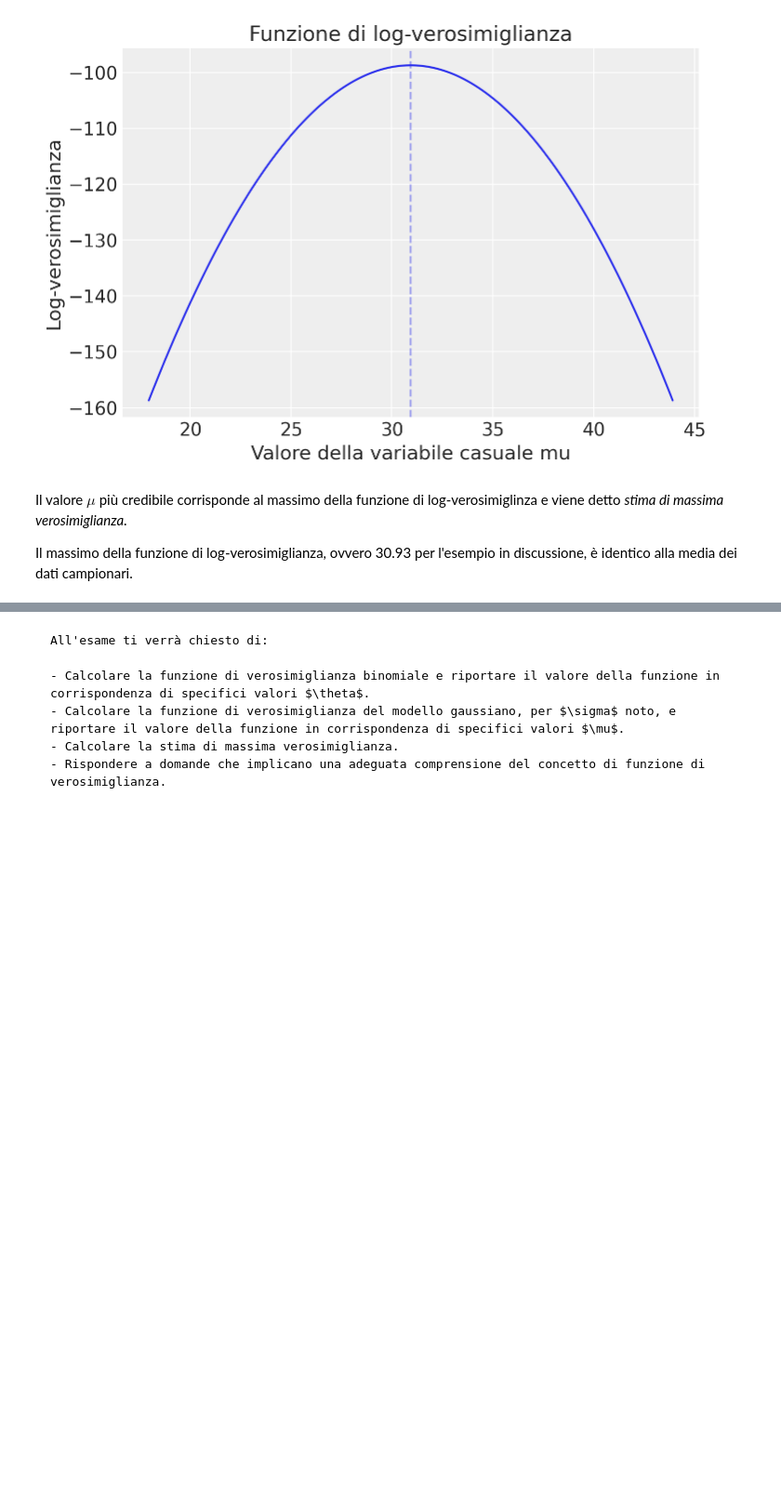
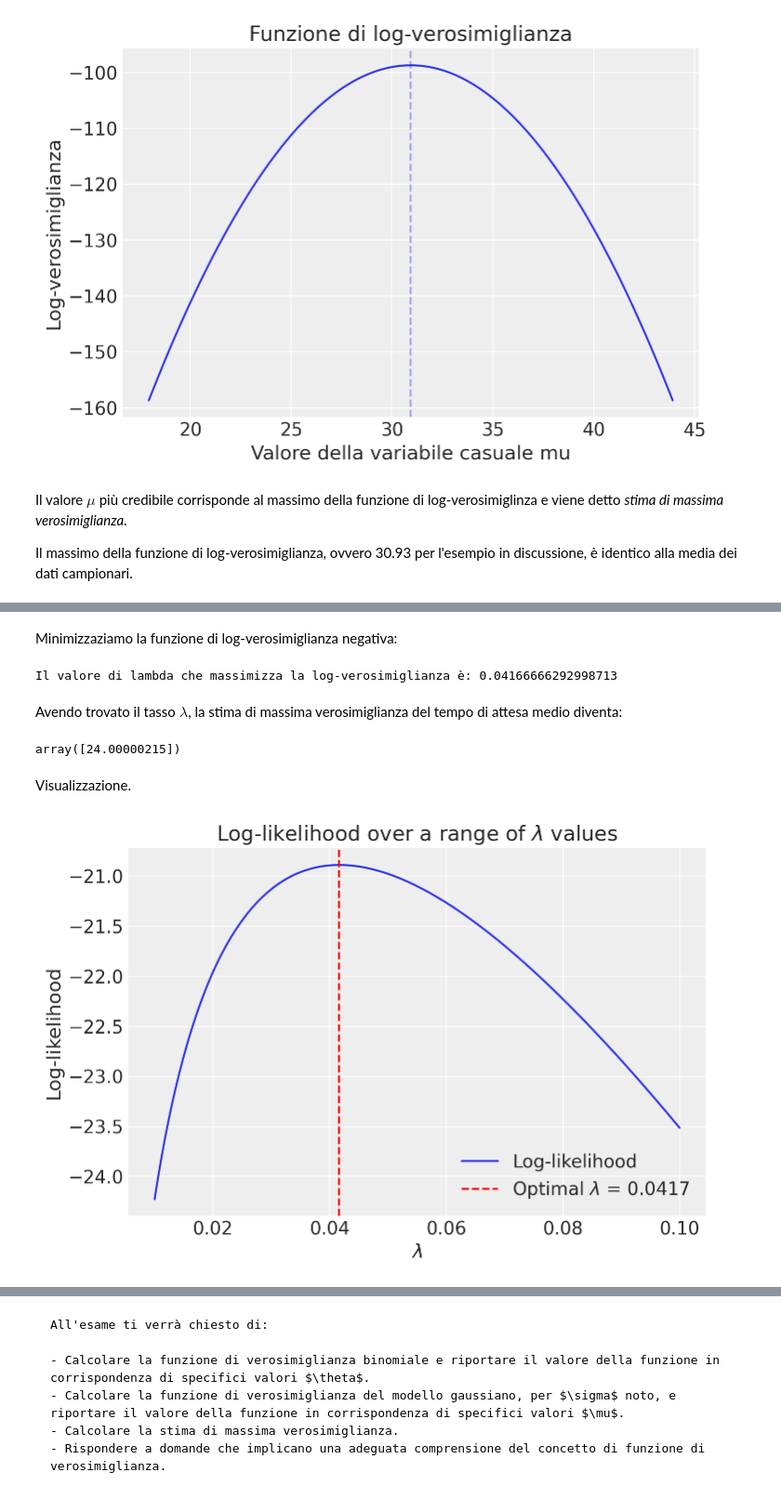
Before and after one commit to ccaudek/ds4p, a Jupyter notebook: _build/jupyter_execute/chapter_3/09_likelihood.ipynb, the cells around one changed output, grey strips where cells are left out. Shown at 93% size. Cells and saved outputs as stored; diff of their text form; code cells hidden in the pictures; blank space fills up the shorter version.

Commit message:
updated likelihood exponential

```diff
--- a/_build/jupyter_execute/chapter_3/09_likelihood.ipynb
+++ b/_build/jupyter_execute/chapter_3/09_likelihood.ipynb
@@ -583,0 +686,2 @@ In sintesi, le stime di massima verosimiglianza per $ \mu $ e $ \sigma^2 $ in un
+# %%
+data = np.array([27, 64, 3, 18, 8])
@@ -584,3 +714,36 @@ In sintesi, le stime di massima verosimiglianza per $ \mu $ e $ \sigma^2 $ in un
+# %%
+def neg_log_likelihood(lambda_, data, eps=1e-8):
+    lambda_ = np.clip(lambda_, eps, None)  # Assicura che lambda_ sia almeno eps
+    return -np.sum(np.log(lambda_) - lambda_ * data)
+# %% [markdown]
+Minimizzaziamo la funzione di log-verosimiglianza negativa:
+# %%
+result = minimize(neg_log_likelihood, x0=0.1, args=(data,), bounds=[(0, None)])
+print(f"Il valore di lambda che massimizza la log-verosimiglianza è: {result.x[0]}")
+# %% [output]
+Il valore di lambda che massimizza la log-verosimiglianza è: 0.04166666292998713
+# %% [markdown]
+Avendo trovato il tasso $\lambda$, la stima di massima verosimiglianza del tempo di attesa medio diventa:
+# %%
+1 / result.x
+# %% [output]
+array([24.00000215])
+# %% [markdown]
+Visualizzazione.
+# %%
+lambda_opt = result.x[0]
+lambda_array = np.geomspace(0.01, 0.1, 100)
+LL = [-neg_log_likelihood(L, data) for L in lambda_array]
+
+plt.plot(lambda_array, LL, label='Log-likelihood')
+plt.axvline(lambda_opt, color='r', linestyle='--', label=f'Optimal $\lambda$ = {lambda_opt:.4f}')
+plt.xlabel('$\lambda$')
+plt.ylabel('Log-likelihood')
+plt.title('Log-likelihood over a range of $\lambda$ values')
+plt.legend()
+plt.show()
+# %% [output]
+[figure, added]
 # %% [markdown]
 ## Conclusione e Riflessioni Finali
 
```
Also changed, not shown: parts of 17 cells of this notebook, 6 other files.
